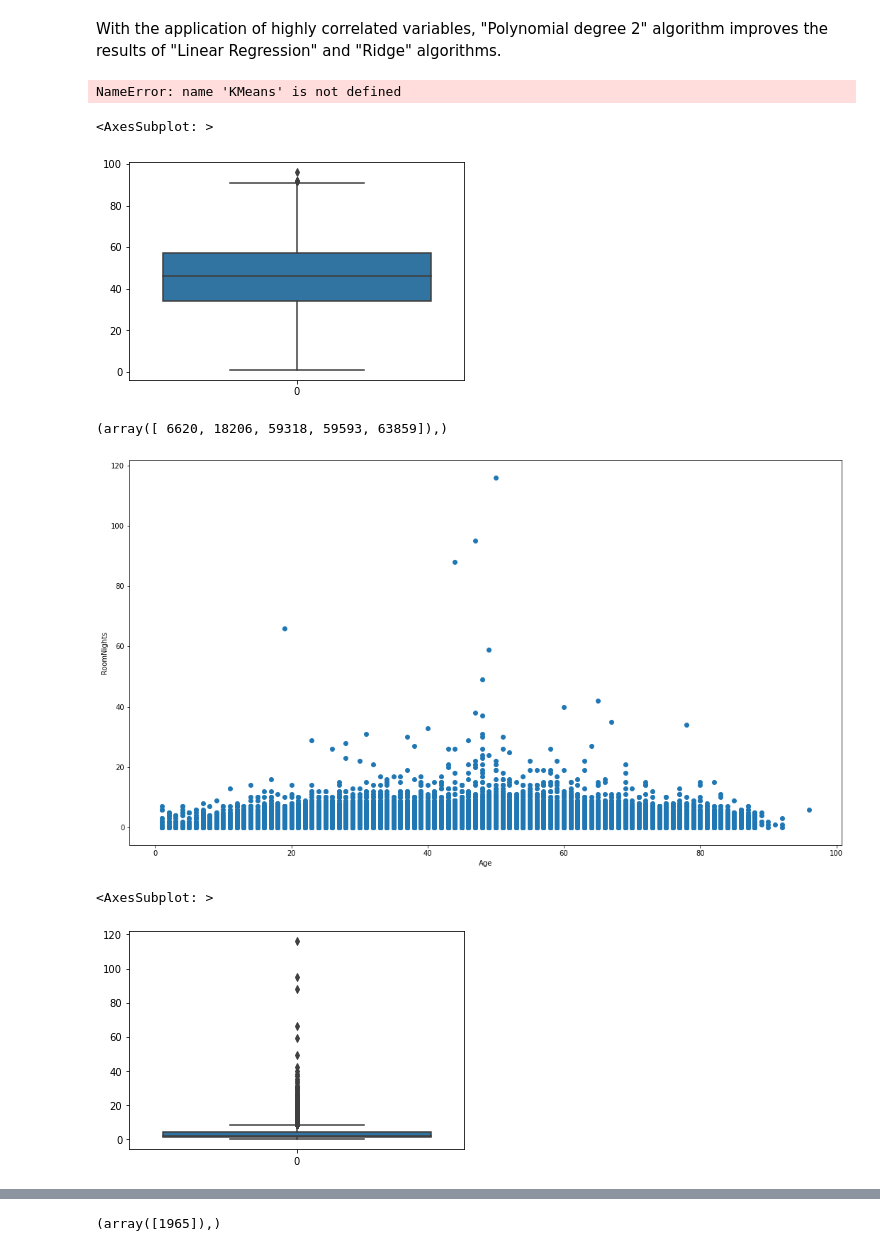
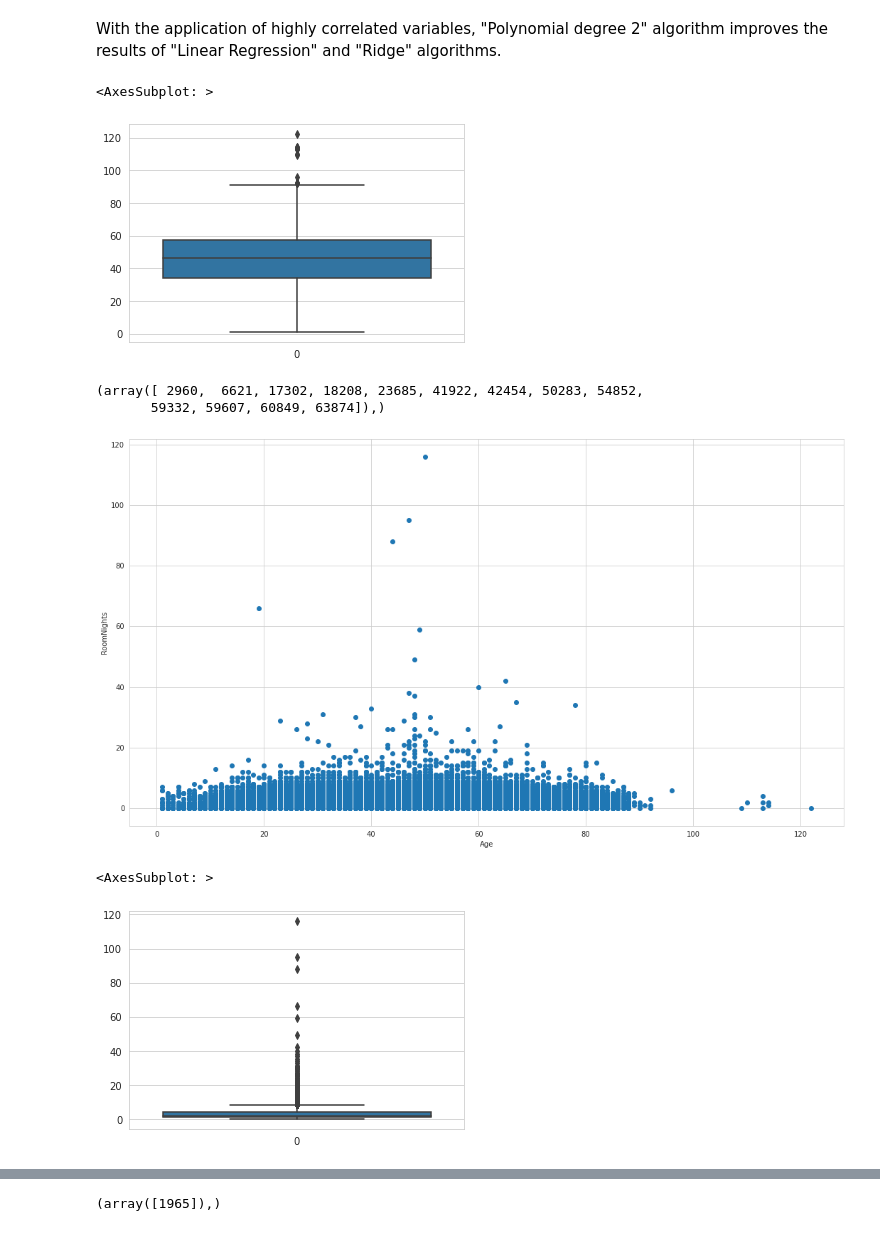
Before and after one commit to iremirezdeganuza72/Cohort_Analysis, a Jupyter notebook: Cohort analysis and segmentation.ipynb, the cells around one changed output, grey strips where cells are left out. Cells and saved outputs as stored; diff of their text form; code cells hidden in the pictures.

```diff
--- a/Cohort analysis and segmentation.ipynb
+++ b/Cohort analysis and segmentation.ipynb
@@ -1941,0 +1650,9 @@ After checking the results, we can verify Linear Regression and Ridge more are t
+# %%
+plt.figure(figsize = (16,4))
+sns.set_style('whitegrid')
+sns.histplot(data = df, x="Age", fill = True, color = '#41be78', hue = "labels",palette = 'flare' )
+plt.title('Age', fontsize = 15)
+plt.xlabel('Age')
+plt.legend(labels = [0,1,2,3])
+plt.ylabel('Frequency')
+plt.show()
@@ -1941,0 +1686,11 @@ After checking the results, we can verify Linear Regression and Ridge more are t
+# %%
+plt.figure(figsize = (11,5))
+sns.set_style('whitegrid')
+
+ax = sns.countplot(x='labels', dodge=False, data=df, palette="Accent")
+ax.set_title('Count each label', fontsize=25, fontweight='bold')
+ax.set_xlabel('Label', fontsize=15, color='white')
+ax.set_ylabel('count', fontsize=15, color='white')
+ax.legend(labels = [0,1,2,3])
+plt.tight_layout()
+plt.show()
@@ -2036,35 +1751,19 @@ pd.DataFrame({
 # %% [markdown]
 With the application of highly correlated variables, "Polynomial degree 2" algorithm improves the results of "Linear Regression" and "Ridge" algorithms.
-# %%
-SSE = []
-
-for cluster in range(1,25):
-    kmeans = KMeans(n_jobs = -1, n_clusters = cluster, init='k-means++')
-    kmeans.fit(newdf)
-    SSE.append(kmeans.inertia_)
-
-# converting the results into a dataframe and plotting them
-
-frame = pd.DataFrame({'Cluster':range(1,25), 'SSE':SSE})
-plt.figure(figsize=(12,6))
-plt.plot(frame['Cluster'], frame['SSE'], marker='o')
-plt.xlabel('Number of clusters')
-plt.ylabel('Inertia')
-# %% [output]
-NameError: name 'KMeans' is not defined
 # %%
-sns.boxplot(df1['Age'])
+sns.boxplot(df_cluster['Age'])
 # %% [output]
 <AxesSubplot: >
-[figure, old version]
+[figure, new version]
 # %%
-print(np.where(df1['Age']>90))
+print(np.where(df_cluster['Age']>90))
 # %% [output]
-(array([ 6620, 18206, 59318, 59593, 63859]),)
+(array([ 2960,  6621, 17302, 18208, 23685, 41922, 42454, 50283, 54852,
+       59332, 59607, 60849, 63874]),)
 # %%
 # Scatter plot
 fig, ax = plt.subplots(figsize = (18,10))
-ax.scatter(df1['Age'], df1['RoomNights'])
+ax.scatter(df_cluster['Age'], df_cluster['RoomNights'])
 
 # x-axis label
 ax.set_xlabel('Age')
@@ -2073,12 +1772,12 @@ ax.set_xlabel('Age')
 ax.set_ylabel('RoomNights')
 plt.show()
 # %% [output]
-[figure, old version]
+[figure, new version]
 # %%
-sns.boxplot(df1['RoomNights'])
+sns.boxplot(df_cluster['RoomNights'])
 # %% [output]
 <AxesSubplot: >
-[figure, old version]
+[figure, new version]
 # %%
 # Scatter plot
 fig, ax = plt.subplots(figsize = (18,12))
```
Also changed, not shown: parts of 94 cells of this notebook.
